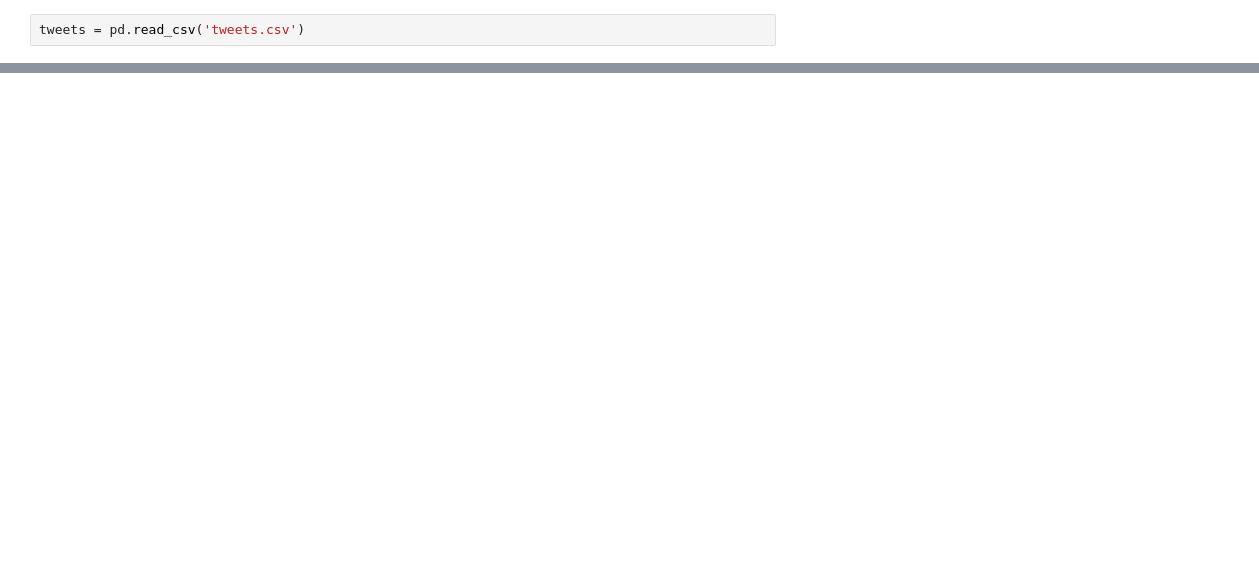
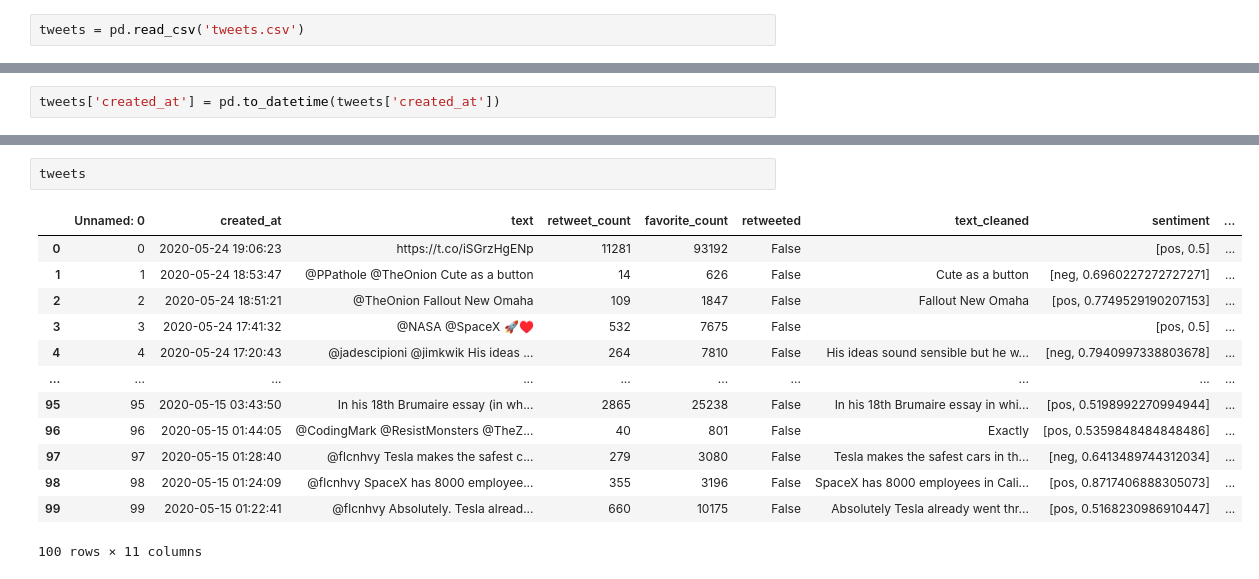
Before and after one commit to tbilaszewski/master-thesis, a Jupyter notebook: main.ipynb, the cells around one changed output, grey strips where cells are left out. Cells and saved outputs as stored; diff of their text form; blank space fills up the shorter version.

```diff
--- a/main.ipynb
+++ b/main.ipynb
@@ -39,0 +69,2 @@ tweets
+# %%
+tweets['created_at'] = pd.to_datetime(tweets['created_at'])
@@ -39,0 +75,16 @@ tweets
+# %%
+tweets
+# %% [output]
+|  | Unnamed: 0 | created_at | text | retweet_count | favorite_count | retweeted | text_cleaned | sentiment | ... |
+| 0 | 0 | 2020-05-24 19:06:23 | https://t.co/iSGrzHgENp | 11281 | 93192 | False |  | [pos, 0.5] | ... |
+| 1 | 1 | 2020-05-24 18:53:47 | @PPathole @TheOnion Cute as a button | 14 | 626 | False | Cute as a button | [neg, 0.6960227272727271] | ... |
+| 2 | 2 | 2020-05-24 18:51:21 | @TheOnion Fallout New Omaha | 109 | 1847 | False | Fallout New Omaha | [pos, 0.7749529190207153] | ... |
+| 3 | 3 | 2020-05-24 17:41:32 | @NASA @SpaceX 🚀♥️ | 532 | 7675 | False |  | [pos, 0.5] | ... |
+| 4 | 4 | 2020-05-24 17:20:43 | @jadescipioni @jimkwik His ideas ... | 264 | 7810 | False | His ideas sound sensible but he w... | [neg, 0.7940997338803678] | ... |
+| ... | ... | ... | ... | ... | ... | ... | ... | ... | ... |
+| 95 | 95 | 2020-05-15 03:43:50 | In his 18th Brumaire essay (in wh... | 2865 | 25238 | False | In his 18th Brumaire essay in whi... | [pos, 0.5198992270994944] | ... |
+| 96 | 96 | 2020-05-15 01:44:05 | @CodingMark @ResistMonsters @TheZ... | 40 | 801 | False | Exactly | [pos, 0.5359848484848486] | ... |
+| 97 | 97 | 2020-05-15 01:28:40 | @flcnhvy Tesla makes the safest c... | 279 | 3080 | False | Tesla makes the safest cars in th... | [neg, 0.6413489744312034] | ... |
+| 98 | 98 | 2020-05-15 01:24:09 | @flcnhvy SpaceX has 8000 employee... | 355 | 3196 | False | SpaceX has 8000 employees in Cali... | [pos, 0.8717406888305073] | ... |
+| 99 | 99 | 2020-05-15 01:22:41 | @flcnhvy Absolutely. Tesla alread... | 660 | 10175 | False | Absolutely Tesla already went thr... | [pos, 0.5168230986910447] | ... |
+100 rows × 11 columns
```
Also changed, not shown: parts of 10 cells of this notebook.
